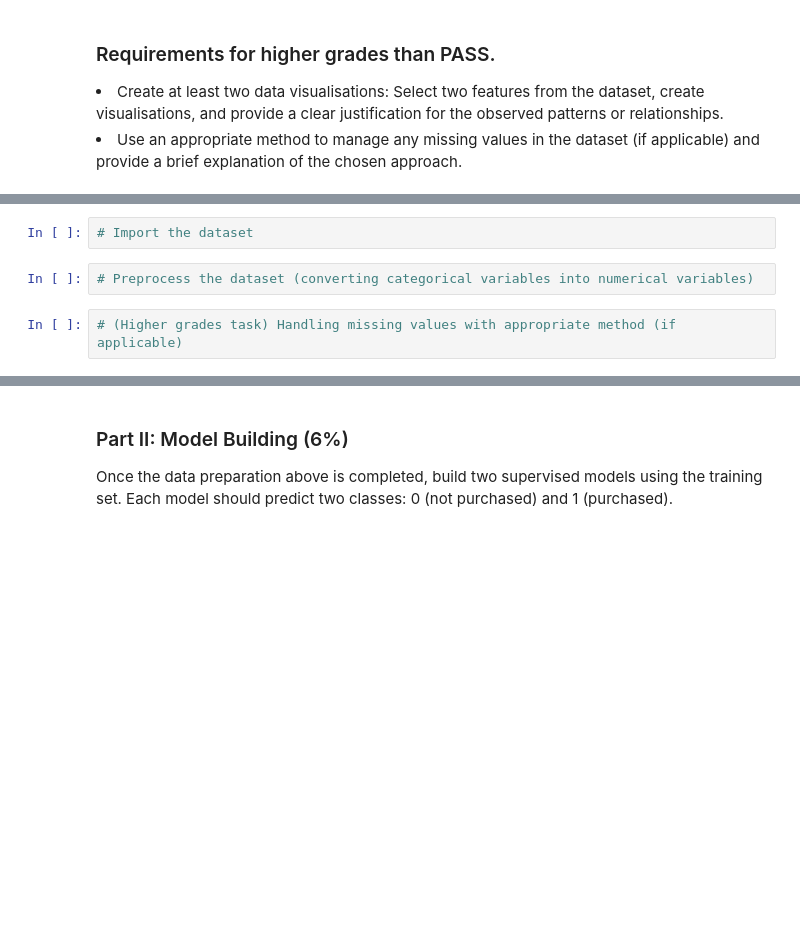
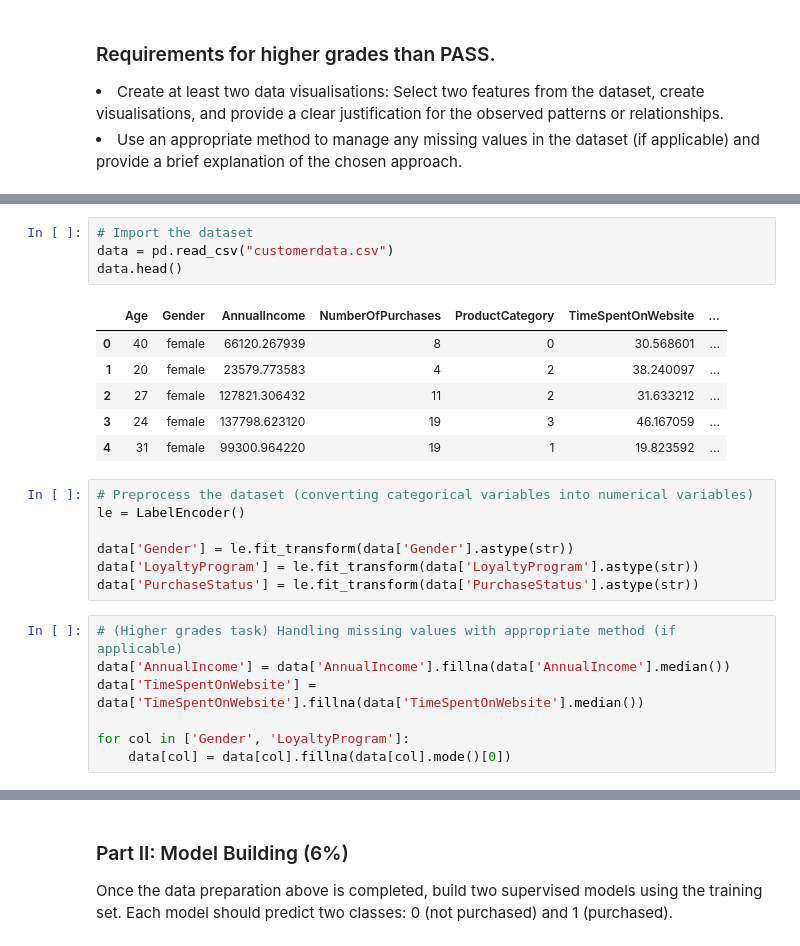
Before and after one commit to jyou517/Data-Science, a Jupyter notebook: CSS208_Assignment_2_(Template).ipynb, the cells around one changed output, grey strips where cells are left out. Saved outputs shown, nothing was run; the diff lists cells and outputs as text; blank space fills up the shorter version.

```diff
--- a/CSS208_Assignment_2_(Template).ipynb
+++ b/CSS208_Assignment_2_(Template).ipynb
@@ -21,8 +30,27 @@
 # %%
 # Import the dataset
+data = pd.read_csv("customerdata.csv")
+data.head()
+# %% [output]
+|  | Age | Gender | AnnualIncome | NumberOfPurchases | ProductCategory | TimeSpentOnWebsite | ... |
+| 0 | 40 | female | 66120.267939 | 8 | 0 | 30.568601 | ... |
+| 1 | 20 | female | 23579.773583 | 4 | 2 | 38.240097 | ... |
+| 2 | 27 | female | 127821.306432 | 11 | 2 | 31.633212 | ... |
+| 3 | 24 | female | 137798.623120 | 19 | 3 | 46.167059 | ... |
+| 4 | 31 | female | 99300.964220 | 19 | 1 | 19.823592 | ... |
 # %%
 # Preprocess the dataset (converting categorical variables into numerical variables)
+le = LabelEncoder()
+
+data['Gender'] = le.fit_transform(data['Gender'].astype(str))
+data['LoyaltyProgram'] = le.fit_transform(data['LoyaltyProgram'].astype(str))
+data['PurchaseStatus'] = le.fit_transform(data['PurchaseStatus'].astype(str))
 # %%
 # (Higher grades task) Handling missing values with appropriate method (if applicable)
+data['AnnualIncome'] = data['AnnualIncome'].fillna(data['AnnualIncome'].median())
+data['TimeSpentOnWebsite'] = data['TimeSpentOnWebsite'].fillna(data['TimeSpentOnWebsite'].median())
+
+for col in ['Gender', 'LoyaltyProgram']:
+    data[col] = data[col].fillna(data[col].mode()[0])
 # %%
 # (Higher grades task) Create at least 2 data visualizations of two features and justify the observation.
```
Also changed, not shown: parts of 17 cells of this notebook.
